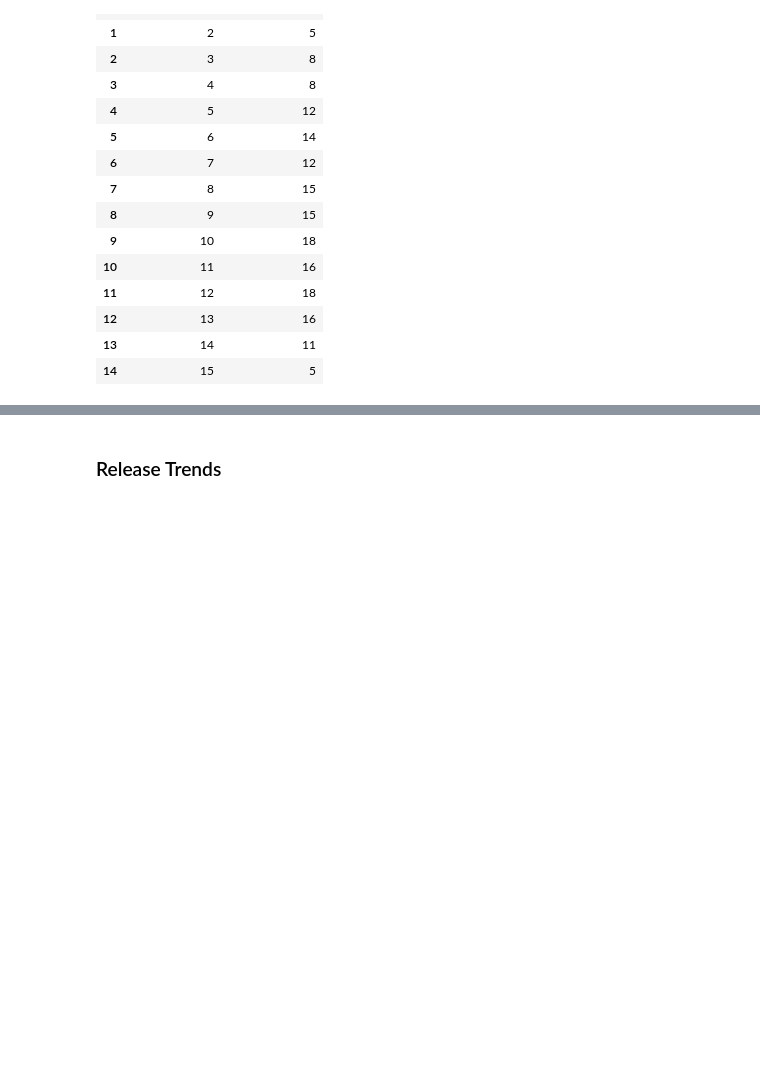
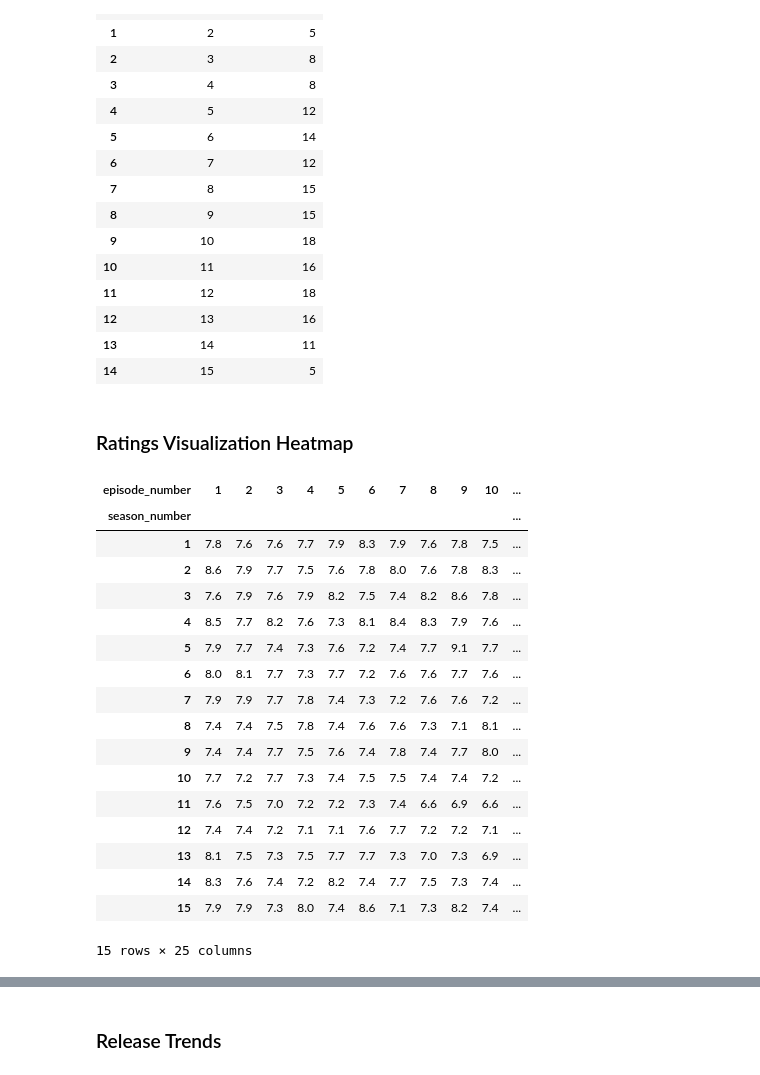
Before and after one commit to WayneNyariroh/criminalmindstv_webscraping_EDA, a Jupyter notebook: criminalminds-tv-data-analysis.ipynb, the cells around one changed output, grey strips where cells are left out. Cells and saved outputs as stored; diff of their text form; code cells hidden in the pictures; blank space fills up the shorter version.

```diff
--- a/criminalminds-tv-data-analysis.ipynb
+++ b/criminalminds-tv-data-analysis.ipynb
@@ -202,3 +204,28 @@ cm_df[cm_df.imdb_rating < cm_df.imdb_rating.mean()].groupby('season_number')['ep
 | 12 | 13 | 16 |
 | 13 | 14 | 11 |
 | 14 | 15 | 5 |
+# %% [markdown]
+### Ratings Visualization Heatmap
+# %%
+#create a pivot table to define the values for the heatmap
+cm_ratings = pd.pivot_table(cm_df, 'imdb_rating', 'season_number', 'episode_number')
+cm_ratings
+# %% [output]
+| episode_number | 1 | 2 | 3 | 4 | 5 | 6 | 7 | 8 | 9 | 10 | ... |
+| season_number |  |  |  |  |  |  |  |  |  |  | ... |
+| 1 | 7.8 | 7.6 | 7.6 | 7.7 | 7.9 | 8.3 | 7.9 | 7.6 | 7.8 | 7.5 | ... |
+| 2 | 8.6 | 7.9 | 7.7 | 7.5 | 7.6 | 7.8 | 8.0 | 7.6 | 7.8 | 8.3 | ... |
+| 3 | 7.6 | 7.9 | 7.6 | 7.9 | 8.2 | 7.5 | 7.4 | 8.2 | 8.6 | 7.8 | ... |
+| 4 | 8.5 | 7.7 | 8.2 | 7.6 | 7.3 | 8.1 | 8.4 | 8.3 | 7.9 | 7.6 | ... |
+| 5 | 7.9 | 7.7 | 7.4 | 7.3 | 7.6 | 7.2 | 7.4 | 7.7 | 9.1 | 7.7 | ... |
+| 6 | 8.0 | 8.1 | 7.7 | 7.3 | 7.7 | 7.2 | 7.6 | 7.6 | 7.7 | 7.6 | ... |
+| 7 | 7.9 | 7.9 | 7.7 | 7.8 | 7.4 | 7.3 | 7.2 | 7.6 | 7.6 | 7.2 | ... |
+| 8 | 7.4 | 7.4 | 7.5 | 7.8 | 7.4 | 7.6 | 7.6 | 7.3 | 7.1 | 8.1 | ... |
+| 9 | 7.4 | 7.4 | 7.7 | 7.5 | 7.6 | 7.4 | 7.8 | 7.4 | 7.7 | 8.0 | ... |
+| 10 | 7.7 | 7.2 | 7.7 | 7.3 | 7.4 | 7.5 | 7.5 | 7.4 | 7.4 | 7.2 | ... |
+| 11 | 7.6 | 7.5 | 7.0 | 7.2 | 7.2 | 7.3 | 7.4 | 6.6 | 6.9 | 6.6 | ... |
+| 12 | 7.4 | 7.4 | 7.2 | 7.1 | 7.1 | 7.6 | 7.7 | 7.2 | 7.2 | 7.1 | ... |
+| 13 | 8.1 | 7.5 | 7.3 | 7.5 | 7.7 | 7.7 | 7.3 | 7.0 | 7.3 | 6.9 | ... |
+| 14 | 8.3 | 7.6 | 7.4 | 7.2 | 8.2 | 7.4 | 7.7 | 7.5 | 7.3 | 7.4 | ... |
+| 15 | 7.9 | 7.9 | 7.3 | 8.0 | 7.4 | 8.6 | 7.1 | 7.3 | 8.2 | 7.4 | ... |
+15 rows × 25 columns
```
Also changed, not shown: parts of 8 cells of this notebook, 2 other files.
